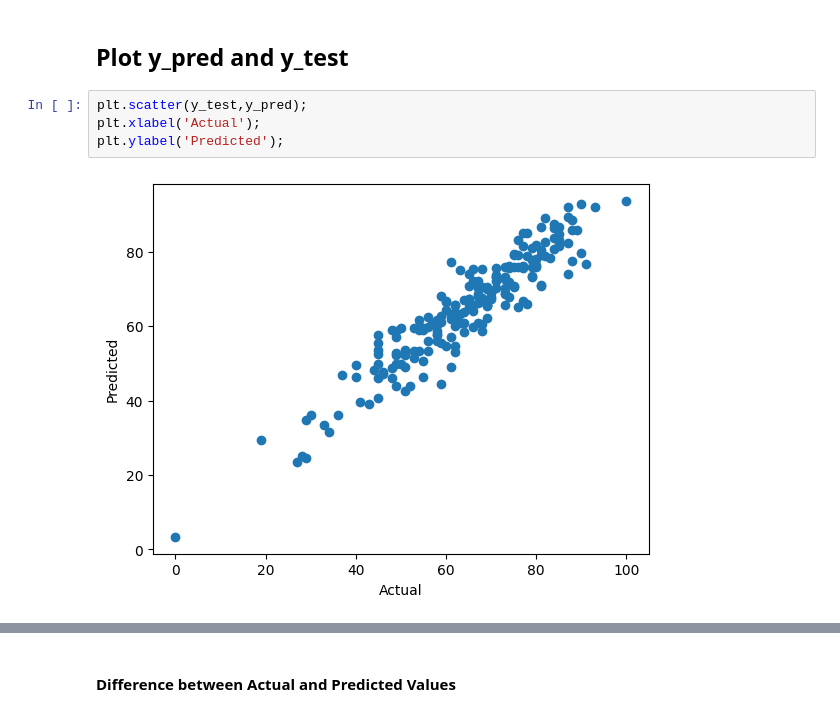
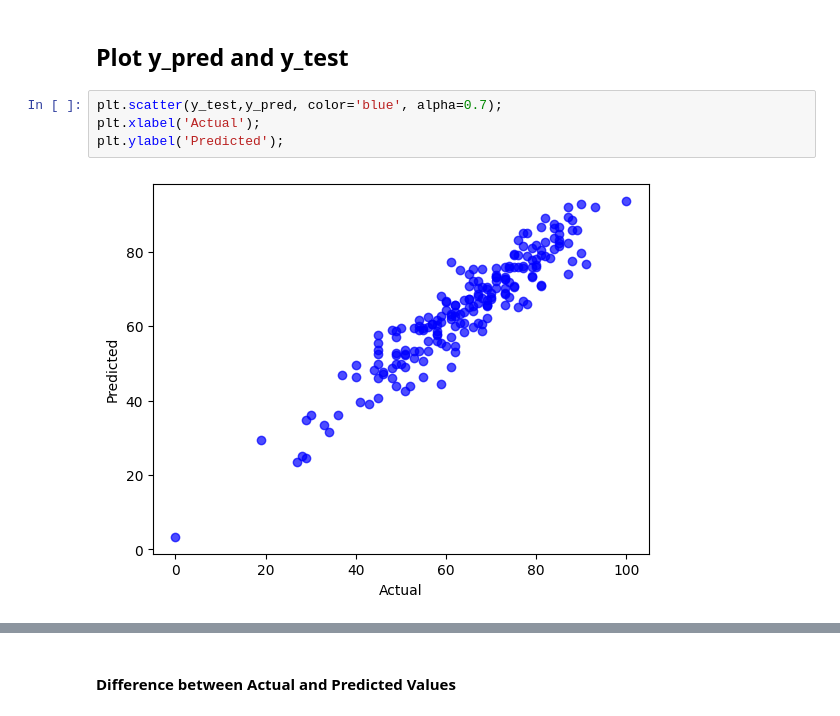
Before and after one commit to KimiJova/MLProject, a Jupyter notebook: src/notebooks/2. MODEL TRAINING.ipynb, the cells around one changed output, grey strips where cells are left out. Saved outputs shown, nothing was run; the diff lists cells and outputs as text.

```diff
--- a/src/notebooks/2. MODEL TRAINING.ipynb
+++ b/src/notebooks/2. MODEL TRAINING.ipynb
@@ -220,11 +220,11 @@ print(" Accuracy of the model is %.2f" %score)
 # %% [markdown]
 ## Plot y_pred and y_test
 # %%
-plt.scatter(y_test,y_pred);
+plt.scatter(y_test,y_pred, color='blue', alpha=0.7);
 plt.xlabel('Actual');
 plt.ylabel('Predicted');
 # %% [output]
-[figure, old version]
+[figure, new version]
 # %%
 sns.regplot(x=y_test,y=y_pred,ci=None,color ='red');
 # %% [output]
```
Also changed, not shown: parts of 6 cells of this notebook, 8 other files.
